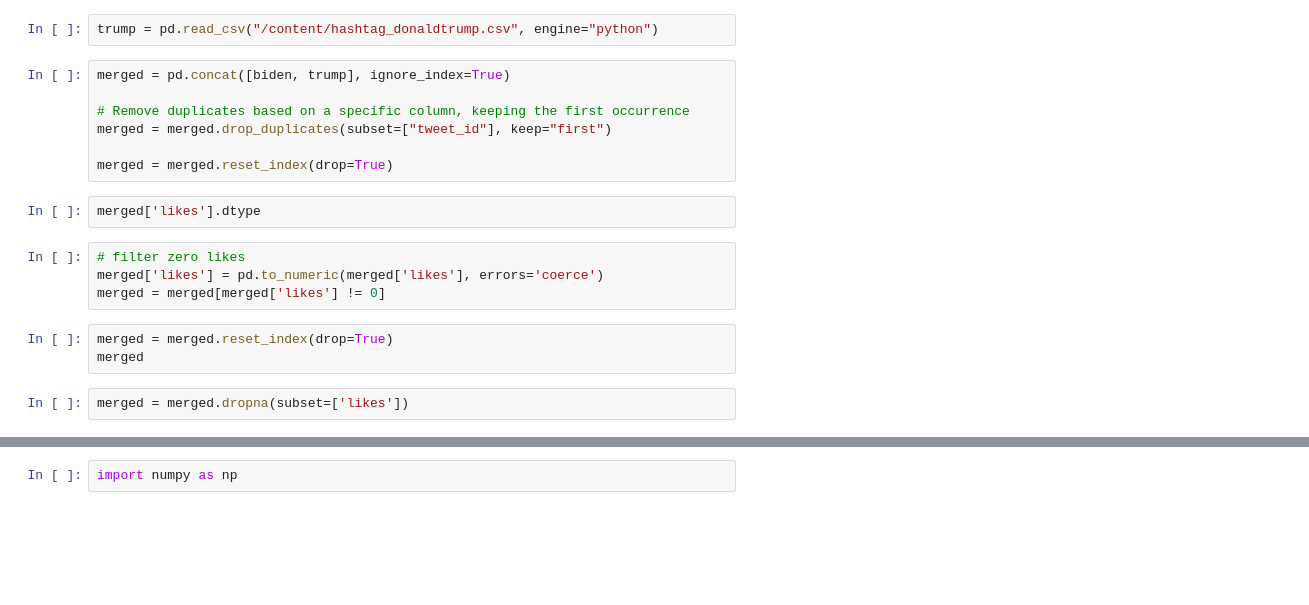
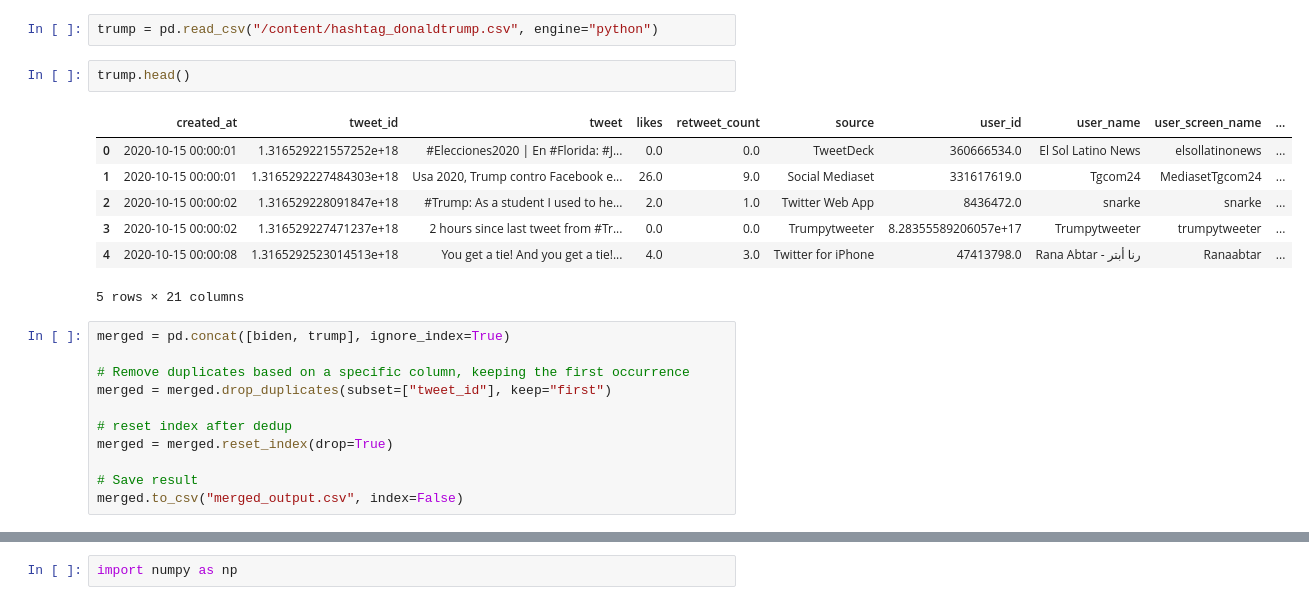
Before and after one commit to marcussleongg/twitter_political_sentiment_analysis, a Jupyter notebook: notebooks/analysis.ipynb, the cells around one changed output, grey strips where cells are left out. Saved outputs shown, nothing was run; the diff lists cells and outputs as text; blank space fills up the shorter version.

```diff
--- a/notebooks/analysis.ipynb
+++ b/notebooks/analysis.ipynb
@@ -279,20 +392,23 @@ biden = pd.read_csv("/content/hashtag_joebiden.csv")
 # %%
 trump = pd.read_csv("/content/hashtag_donaldtrump.csv", engine="python")
+# %%
+trump.head()
+# %% [output]
+|  | created_at | tweet_id | tweet | likes | retweet_count | source | user_id | user_name | user_screen_name | ... |
+| 0 | 2020-10-15 00:00:01 | 1.316529221557252e+18 | #Elecciones2020 | En #Florida: #J... | 0.0 | 0.0 | TweetDeck | 360666534.0 | El Sol Latino News | elsollatinonews | ... |
+| 1 | 2020-10-15 00:00:01 | 1.3165292227484303e+18 | Usa 2020, Trump contro Facebook e... | 26.0 | 9.0 | Social Mediaset | 331617619.0 | Tgcom24 | MediasetTgcom24 | ... |
+| 2 | 2020-10-15 00:00:02 | 1.316529228091847e+18 | #Trump: As a student I used to he... | 2.0 | 1.0 | Twitter Web App | 8436472.0 | snarke | snarke | ... |
+| 3 | 2020-10-15 00:00:02 | 1.316529227471237e+18 | 2 hours since last tweet from #Tr... | 0.0 | 0.0 | Trumpytweeter | 8.28355589206057e+17 | Trumpytweeter | trumpytweeter | ... |
+| 4 | 2020-10-15 00:00:08 | 1.3165292523014513e+18 | You get a tie! And you get a tie!... | 4.0 | 3.0 | Twitter for iPhone | 47413798.0 | Rana Abtar - رنا أبتر | Ranaabtar | ... |
+5 rows × 21 columns
 # %%
 merged = pd.concat([biden, trump], ignore_index=True)
 
 # Remove duplicates based on a specific column, keeping the first occurrence
 merged = merged.drop_duplicates(subset=["tweet_id"], keep="first")
 
+# reset index after dedup
 merged = merged.reset_index(drop=True)
+
+# Save result
+merged.to_csv("merged_output.csv", index=False)
-# %%
-merged['likes'].dtype
-# %%
-# filter zero likes
-merged['likes'] = pd.to_numeric(merged['likes'], errors='coerce')
-merged = merged[merged['likes'] != 0]
-# %%
-merged = merged.reset_index(drop=True)
-merged
-# %%
-merged = merged.dropna(subset=['likes'])
```
Also changed, not shown: parts of 95 cells of this notebook.
